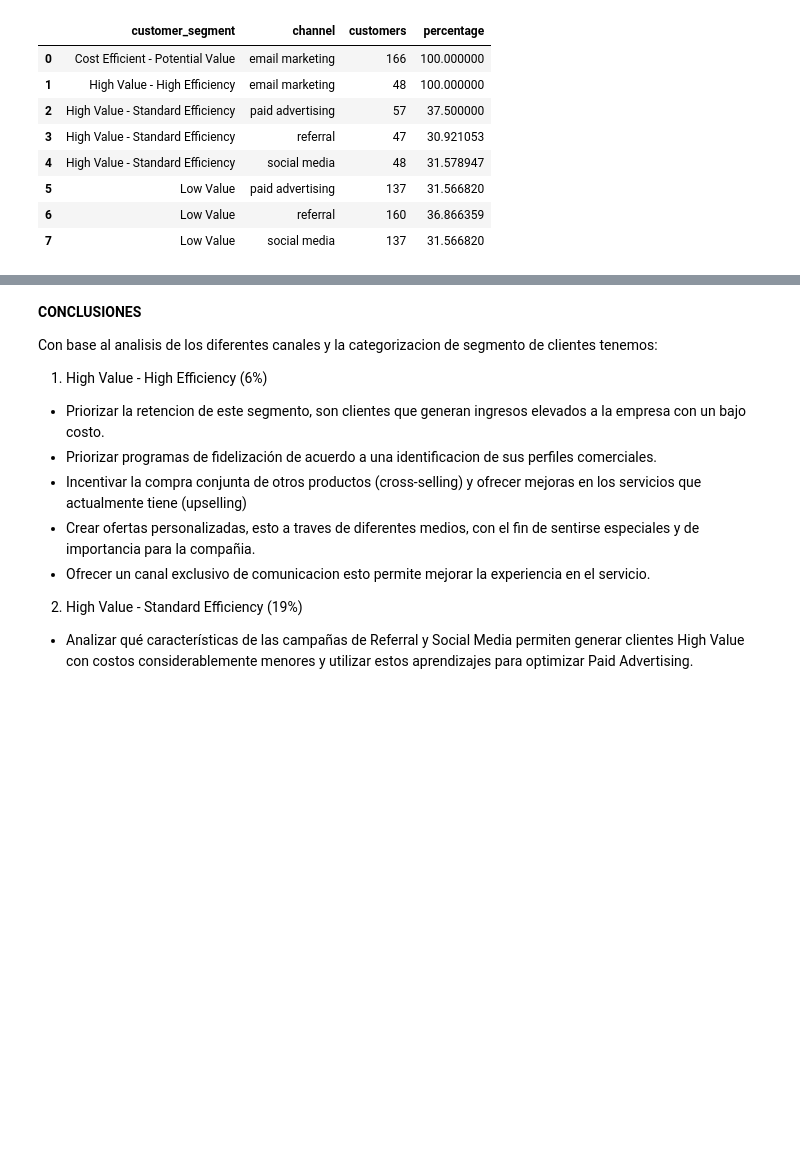
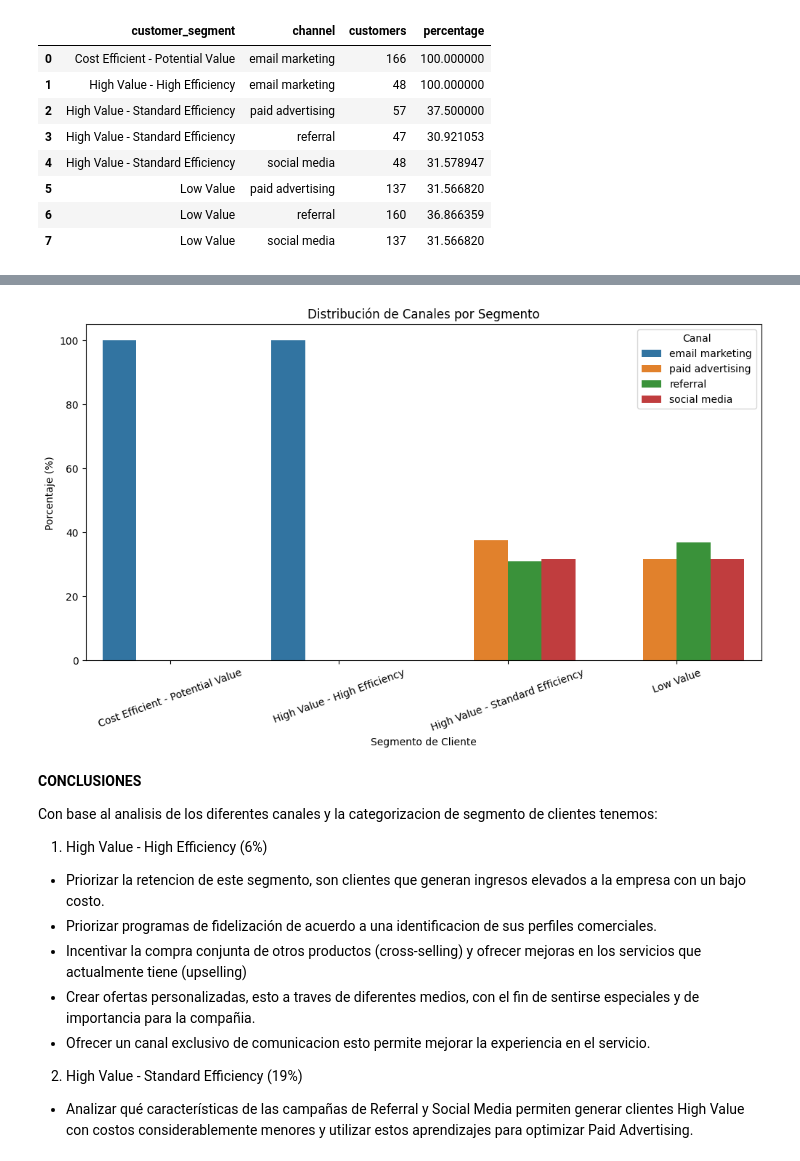
Before and after one commit to Andres240989/customer-lifetime-value_analysis, a Jupyter notebook: notebooks/03_segment_strategies.ipynb, the cells around one changed output, grey strips where cells are left out. Drawn from its saved outputs; the diff is of its cells as text; code cells hidden in the pictures; blank space fills up the shorter version.

```diff
--- a/notebooks/03_segment_strategies.ipynb
+++ b/notebooks/03_segment_strategies.ipynb
@@ -96,3 +106,22 @@ segment_channel
+# %%
+plt.figure(figsize=(12, 6))
+
+sns.barplot(
+    data=segment_channel,
+    x="customer_segment",
+    y="percentage",
+    hue="channel"
+)
+
+plt.title("Distribución de Canales por Segmento")
+plt.xlabel("Segmento de Cliente")
+plt.ylabel("Porcentaje (%)")
+plt.xticks(rotation=20)
+plt.legend(title="Canal")
+
+plt.show()
+# %% [output]
+[figure, added]
 # %% [markdown]
 **CONCLUSIONES**
 
```
Also changed, not shown: parts of 2 cells of this notebook.
